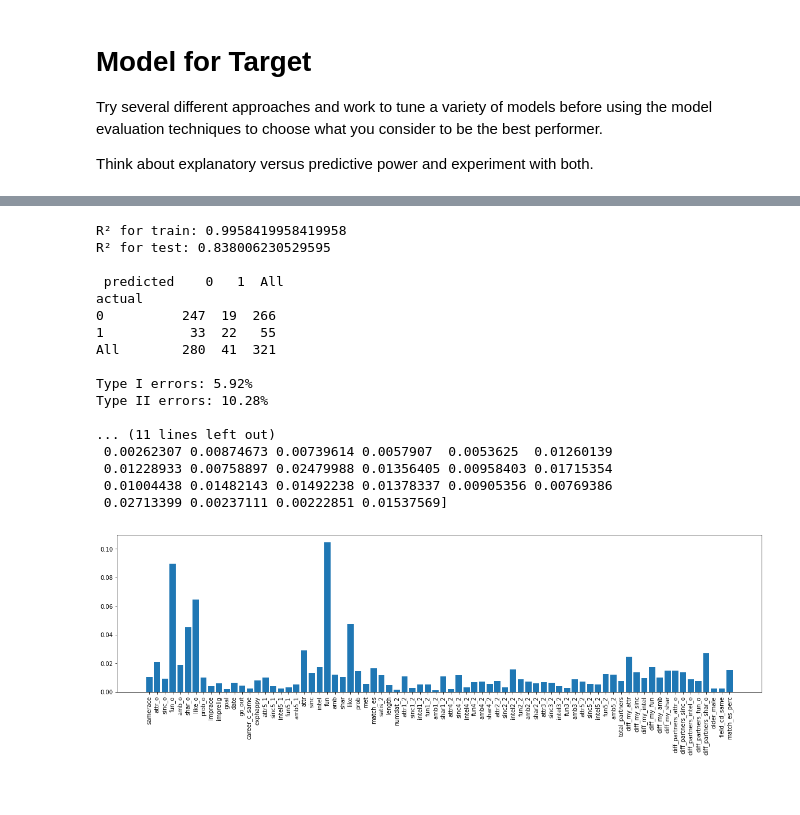
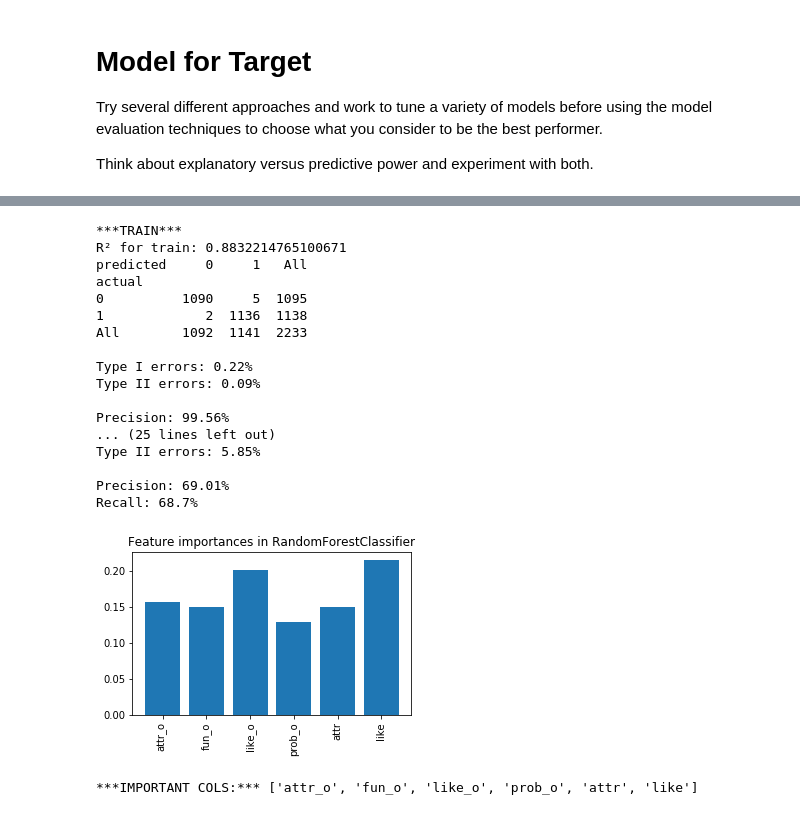
Before and after one commit to esthersweon/thinkful, a Jupyter notebook: main/unit_3/lesson_7_project_1.ipynb, the cells around one changed output, grey strips where cells are left out. Saved outputs shown, nothing was run; the diff lists cells and outputs as text; code cells hidden in the pictures; blank space fills up the shorter version.

```diff
--- a/main/unit_3/lesson_7_project_1.ipynb
+++ b/main/unit_3/lesson_7_project_1.ipynb
@@ -483 +530,3 @@ X_train_res, Y_train_res = sm.fit_sample(X_train, Y_train)
+# %%
+oversampled_X_train, oversampled_X_test, oversampled_Y_train, oversampled_Y_test = train_test_split(X_train_res, Y_train_res, test_size=0.25, random_state=1)
 # %%
@@ -525,33 +559,3 @@ plt.show()
 Try several different approaches and work to tune a variety of models before using the model evaluation techniques to choose what you consider to be the best performer.
 
 Think about explanatory versus predictive power and experiment with both.
-# %%
-def fit_and_train(model):
-    model_fit = model.fit(X_train_res, Y_train_res)
-    model_score_train = model.score(X_train, Y_train)
-    print('R² for train:', model_score_train)
-
-    model_score_test = model.score(X_test, Y_test)
-    print('R² for test:', model_score_test)
-
-    test_crosstab = pd.crosstab(Y_test, model_fit.predict(X_test), rownames=['actual'], colnames=['predicted'], margins=True)
-    print('\n', test_crosstab)
-
-    tI_errors = test_crosstab.loc[0,1] / test_crosstab.loc['All','All'] * 100
-    tII_errors = test_crosstab.loc[1,0] / test_crosstab.loc['All','All'] * 100
-    print(('\nType I errors: {}%\nType II errors: {}%\n').format(round(tI_errors, 2), round(tII_errors, 2)))
-
-    precision = test_crosstab.loc[1,1] / test_crosstab.loc['All', 1] * 100
-    recall = test_crosstab.loc[1,1] / test_crosstab.loc[1,'All'] * 100
-    print(('Precision: {}%\nRecall: {}%').format(round(precision, 2), round(recall, 2)))
-
-
-    if hasattr(model_fit, 'coef_'):
-        print('\nCoefficients:', model_fit.coef_)
-
-lasso = linear_model.LogisticRegression(penalty='l1', C=10)
-fit_and_train(lasso)
-
-# parametric vs non-parametric models
-# lasso is parametric – there are conventions; features should be norm.distributed; no multicollinearity
-# lasso – will help with multicollinearity
@@ -576,32 +628,35 @@ Type II errors: 3.74%
 # %%
-rfc = ensemble.RandomForestClassifier()
+rfc = ensemble.RandomForestClassifier(n_estimators=1000)
 fit_and_train(rfc)
-# LOOK AT FEATURE IMPORTANCES FOR RFC
 
-plt.figure(figsize=(20,5))
-print(rfc.feature_importances_)
-plt.bar(X_train.columns, height=rfc.feature_importances_)
+plt.figure(figsize=(5,3))
+important_cols = (rfc.feature_importances_ > 0.05)
+plt.bar(X_train.columns[important_cols], height=rfc.feature_importances_[important_cols])
 plt.xticks(rotation=90)
+plt.title('Feature importances in RandomForestClassifier')
 plt.show()
+
+print('***IMPORTANT COLS:***', list(X_train.columns[important_cols]))
 # %% [output]
-R² for train: 0.9958419958419958
-R² for test: 0.838006230529595
+***TRAIN***
+R² for train: 0.8832214765100671
+predicted     0     1   All
+actual
+0          1090     5  1095
+1             2  1136  1138
+All        1092  1141  2233
 
- predicted    0   1  All
-actual
-0          247  19  266
-1           33  22   55
-All        280  41  321
+Type I errors: 0.22%
+Type II errors: 0.09%
 
-Type I errors: 5.92%
-Type II errors: 10.28%
+Precision: 99.56%
+... (25 lines left out)
+Type II errors: 5.85%
 
-... (11 lines left out)
- 0.00262307 0.00874673 0.00739614 0.0057907  0.0053625  0.01260139
- 0.01228933 0.00758897 0.02479988 0.01356405 0.00958403 0.01715354
- 0.01004438 0.01482143 0.01492238 0.01378337 0.00905356 0.00769386
- 0.02713399 0.00237111 0.00222851 0.01537569]
+Precision: 69.01%
+Recall: 68.7%
-[figure, old version]
+[figure, new version]
+***IMPORTANT COLS:*** ['attr_o', 'fun_o', 'like_o', 'prob_o', 'attr', 'like']
 # %%
 gbm = ensemble.GradientBoostingClassifier(n_estimators=500, max_depth=2, loss='deviance')
 fit_and_train(gbm)
```
Also changed, not shown: parts of 48 cells of this notebook.
